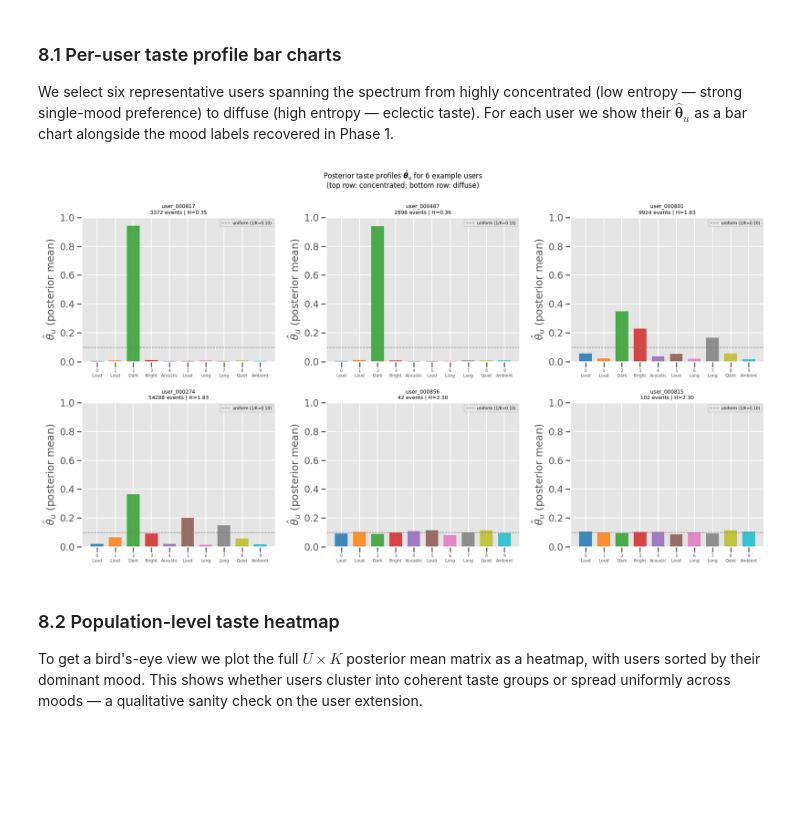
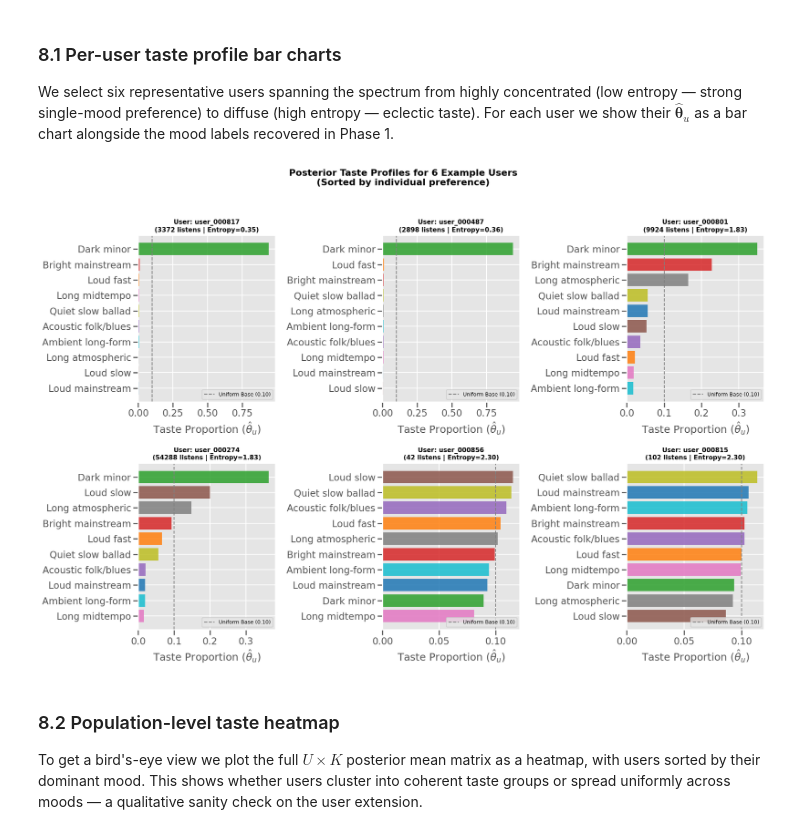
Before and after one commit to Maglehoj/MBML---2026, a Jupyter notebook: phase3_user_taste.ipynb, the cells around one changed output. Saved outputs shown, nothing was run; the diff lists cells and outputs as text; code cells hidden in the pictures; blank space fills up the shorter version.

```diff
--- a/phase3_user_taste.ipynb
+++ b/phase3_user_taste.ipynb
@@ -487,40 +487,51 @@ We select six representative users spanning the spectrum from highly concentrate
 # %%
 # Sort users by entropy and pick representative examples
 sorted_by_entropy = np.argsort(entropy)
 n_users_show = 6
 # Pick: 2 most concentrated, 2 middle, 2 most diffuse
 picks = np.concatenate([
     sorted_by_entropy[:2],
     sorted_by_entropy[len(sorted_by_entropy)//2 - 1 : len(sorted_by_entropy)//2 + 1],
     sorted_by_entropy[-2:],
 ])
 
+# Use the same palette so mood colors stay consistent across the whole notebook
 palette = sns.color_palette('tab10', K)
 
-fig, axes = plt.subplots(2, 3, figsize=(18, 10))
+fig, axes = plt.subplots(2, 3, figsize=(18, 12))
 axes = axes.flatten()
 
 for ax, u_idx in zip(axes, picks):
     theta_u = theta_post[u_idx]
     user_id = users[u_idx]
     n_listens = (df_listens['user_idx'] == u_idx).sum()
 
-    bars = ax.bar(range(K), theta_u, color=palette, alpha=0.85, width=0.7)
-    ax.set_xticks(range(K))
-    ax.set_xticklabels([f'{k}\n{MOOD_NAMES[k].split()[0]}' for k in range(K)],
-                       fontsize=7)
-    ax.set_ylim(0, 1)
-    ax.set_ylabel('$\\hat{\\theta}_u$ (posterior mean)')
-    ax.set_title(f'{user_id}\n{n_listens} events | H={entropy[u_idx]:.2f}', fontsize=9)
-    ax.axhline(1/K, color='grey', ls='--', lw=1, label=f'uniform (1/K={1/K:.2f})')
-    ax.legend(fontsize=7)
+    # 1. FIX SORTING: Get indices that sort the user's taste from lowest to highest
+    sort_idx = np.argsort(theta_u)
 
-fig.suptitle('Posterior taste profiles $\\hat{\\boldsymbol{\\theta}}_u$ for 6 example users\n'
-             '(top row: concentrated; bottom row: diffuse)', fontsize=12)
+    # 2. FIX LABELS: Grab the full mood names and sorted values
+    labels = [MOOD_NAMES[i] for i in sort_idx]
+    values = theta_u[sort_idx]
+    colors = [palette[i] for i in sort_idx]
+
+    # Plot horizontal bars
+    bars = ax.barh(labels, values, color=colors, alpha=0.85)
+
+    # 3. FIX SCALE: Remove ax.set_xlim(0, 1) so matplotlib auto-scales to the peak.
+    # We add a vertical line to show the uniform baseline (1/K) for context.
+    ax.axvline(1/K, color='grey', ls='--', lw=1.5, label=f'Uniform Base ({1/K:.2f})')
+
+    ax.set_xlabel('Taste Proportion ($\\hat{\\theta}_u$)')
+    ax.set_title(f'User: {user_id}\n({n_listens} listens | Entropy={entropy[u_idx]:.2f})',
+                 fontsize=11, fontweight='bold')
+    ax.legend(loc='lower right', fontsize=9)
+
+fig.suptitle('Posterior Taste Profiles for 6 Example Users\n(Sorted by individual preference)',
+             fontsize=16, fontweight='bold', y=1.02)
 plt.tight_layout()
 plt.show()
 # %% [output]
-[figure, old version]
+[figure, new version]
 # %% [markdown]
 ### 8.2  Population-level taste heatmap
 
```
Also changed, not shown: parts of 2 cells of this notebook.
